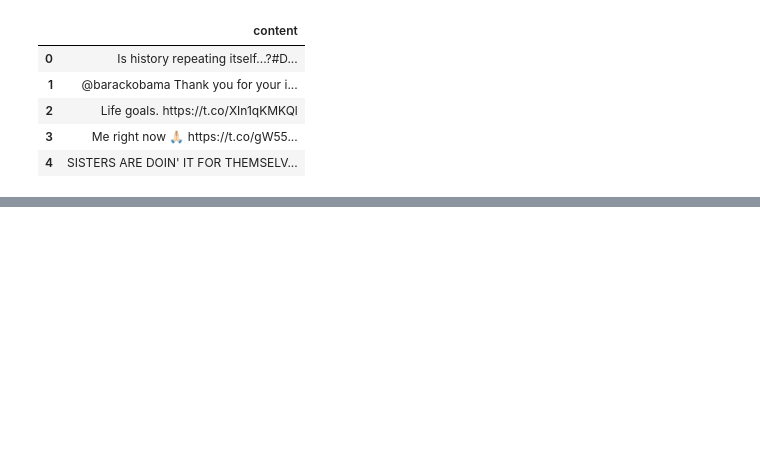
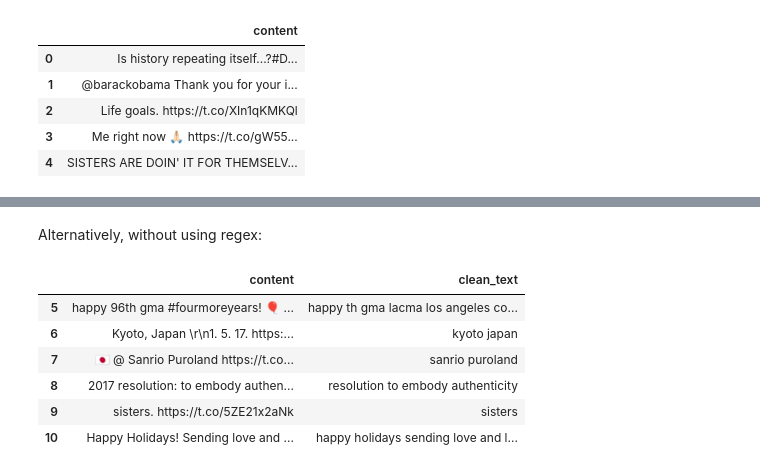
Before and after one commit to tsu76i/DS-playground, a Jupyter notebook: 3. Practical Exercises/NLP/1_basic_NLP_concepts.ipynb, the cells around one changed output, grey strips where cells are left out. Drawn from its saved outputs; the diff is of its cells as text; code cells hidden in the pictures; blank space fills up the shorter version.

```diff
--- a/3. Practical Exercises/NLP/1_basic_NLP_concepts.ipynb
+++ b/3. Practical Exercises/NLP/1_basic_NLP_concepts.ipynb
@@ -85,0 +270,7 @@ Convert all text to lowercase to ensure uniformity.
+# %%
+# Using 'TextBlob' library
+from textblob import TextBlob
+
+text = "I havv goood speling!"
+corrected_text = str(TextBlob(text).correct())
+print(corrected_text)
@@ -150,0 +337,23 @@ df.iloc[5:11]
+# %%
+import re
+
+
+def expand_contractions_only(text):
+    contractions = {
+        "can't": "cannot", "won't": "will not", "it's": "it is",
+        "I'm": "I am", "you're": "you are", "they're": "they are",
+        "he's": "he is", "she's": "she is", "we're": "we are",
+        "that's": "that is", "what's": "what is", "where's": "where is",
+        "who's": "who is", "how's": "how is", "let's": "let us",
+        "doin'": "doing", "goin'": "going", "tryin'": "trying"
+    }
+    for contraction, expanded in contractions.items():
+        # Pattern matches contraction anywhere, case-insensitive
+        pattern = re.compile(re.escape(contraction), re.IGNORECASE)
+        text = pattern.sub(expanded, text)
+    return text
+
+
+# Apply only contraction expansion to the 'clean_text' column
+df['clean_text'] = df['clean_text'].apply(expand_contractions_only)
+df.head()
@@ -151,2 +390,16 @@ df.iloc[5:11]
+# %% [markdown]
+Alternatively, without using regex:
+# %%
+df['clean_text'] = df['clean_text'].str.translate(
+    str.maketrans('', '', string.punctuation))
+df.iloc[5:11]
+# %% [output]
+|  | content | clean_text |
+| 5 | happy 96th gma #fourmoreyears! 🎈 ... | happy th gma lacma los angeles co... |
+| 6 | Kyoto, Japan \r\n1. 5. 17. https:... | kyoto japan |
+| 7 | 🇯🇵 @ Sanrio Puroland https://t.co... | sanrio puroland |
+| 8 | 2017 resolution: to embody authen... | resolution to embody authenticity |
+| 9 | sisters. https://t.co/5ZE21x2aNk | sisters |
+| 10 | Happy Holidays! Sending love and ... | happy holidays sending love and l... |
 # %% [markdown]
 ### Tokenisation
```
Also changed, not shown: parts of 51 cells of this notebook.
